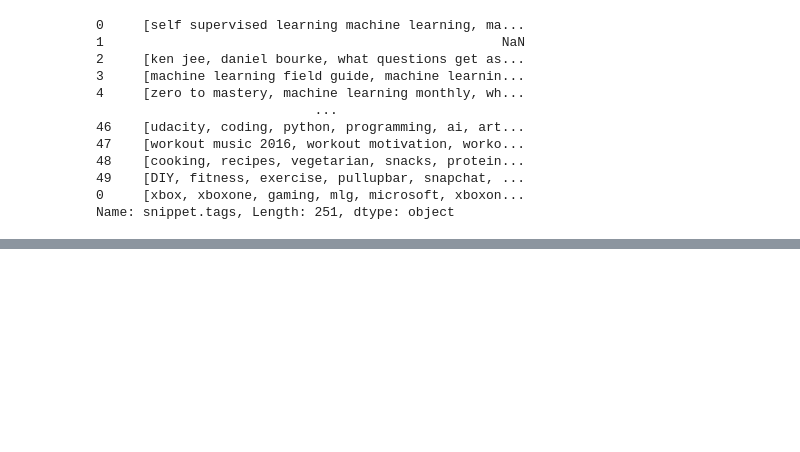
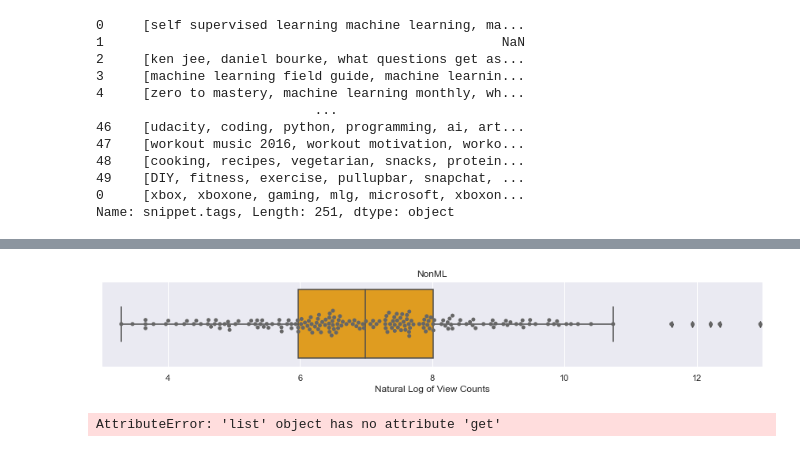
Before and after one commit to shivan-s/MrBourkeYoutubeStats, a Jupyter notebook: MrBourkeYoutubeStats.ipynb, the cells around one changed output, grey strips where cells are left out. Cells and saved outputs as stored; diff of their text form; code cells hidden in the pictures; blank space fills up the shorter version.

```diff
--- a/MrBourkeYoutubeStats.ipynb
+++ b/MrBourkeYoutubeStats.ipynb
@@ -234,0 +290,23 @@ df1[df1['statistics.viewCount']==str(x.max())]
+# %%
+data = notMLdf
+
+sns.set(style='darkgrid')
+plt.figure(figsize=(15,2))
+ax = sns.boxplot(x='statistics.viewCount', data=data, orient='h', color='orange')
+ax = sns.swarmplot(x='statistics.viewCount', data=data, orient='h',color='0.4')
+ax.set(xlim=(3,13))
+
+ax.set(xlabel='Natural Log of View Counts', title='NonML', )
+plt.show()
+# %% [output]
+[figure, added]
+# %%
+data = [MLdf['statistics.viewCount'], notMLdf['statistics.viewCount']]
+
+sns.set(style='dark')
+ax = sns.boxplot(x, data=data, orient='h')
+ax = sns.swarmplot(x, data=data, orient='h')
+ax.set(xlabel='Natural Log of View Counts',ylabel='Video Type', title='Comparing distribution of Video Types', )
+plt.show()
+# %% [output]
+AttributeError: 'list' object has no attribute 'get'
```
Also changed, not shown: parts of 14 cells of this notebook.
